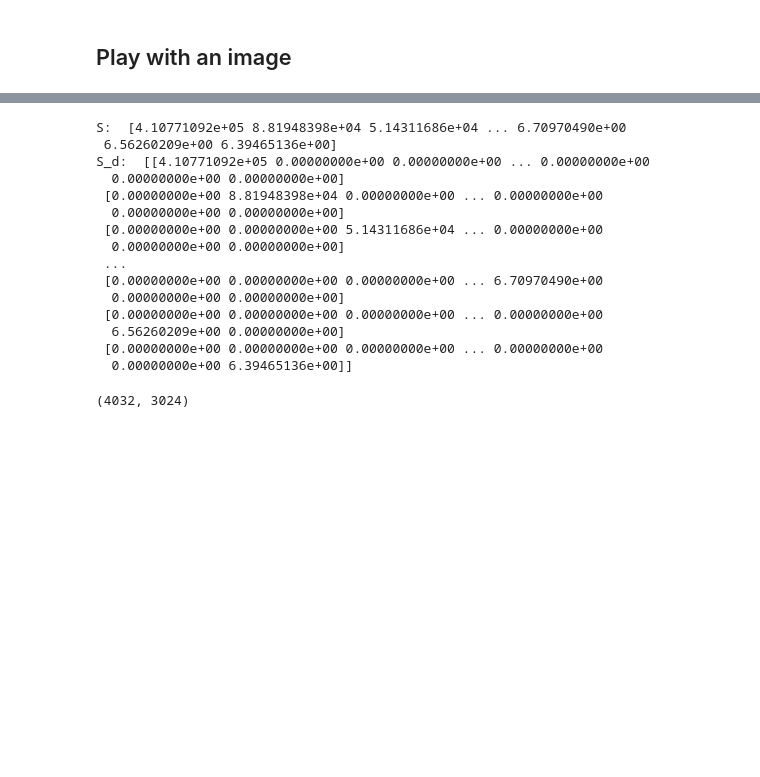
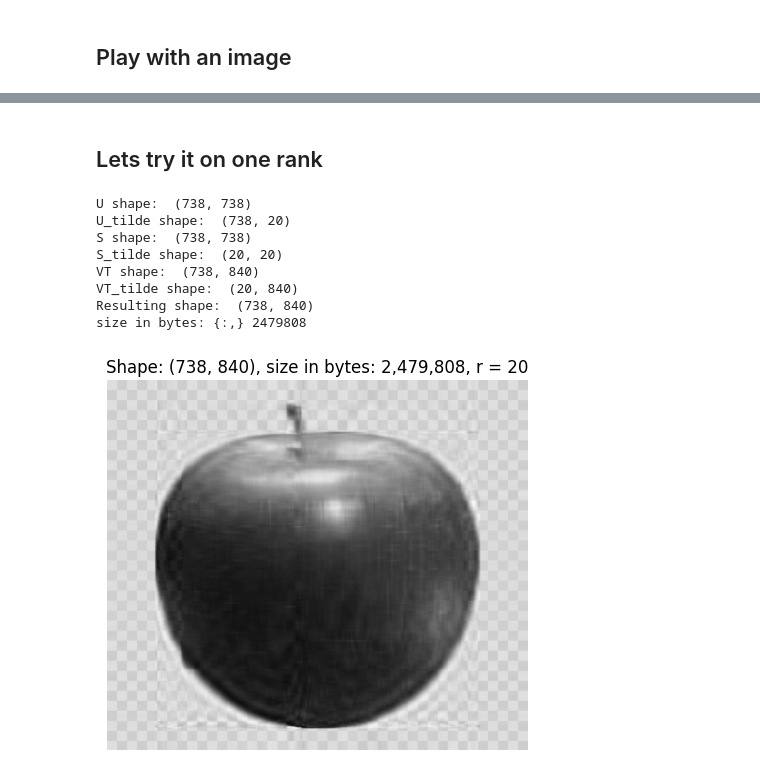
Before and after one commit to charbull/svd, a Jupyter notebook: SVD.ipynb, the cells around one changed output, grey strips where cells are left out. Drawn from its saved outputs; the diff is of its cells as text; code cells hidden in the pictures; blank space fills up the shorter version.

```diff
--- a/SVD.ipynb
+++ b/SVD.ipynb
@@ -50,22 +67,2 @@ print_img_with_rank(x=X)
 # %%
 U, S, VT = np.linalg.svd(X, full_matrices=False) #need only the economy version
-# %%
-print('S: ', S)
-S_d = np.diag(S)
-print('S_d: ', S_d)
-# %% [output]
-S:  [4.10771092e+05 8.81948398e+04 5.14311686e+04 ... 6.70970490e+00
- 6.56260209e+00 6.39465136e+00]
-S_d:  [[4.10771092e+05 0.00000000e+00 0.00000000e+00 ... 0.00000000e+00
-  0.00000000e+00 0.00000000e+00]
- [0.00000000e+00 8.81948398e+04 0.00000000e+00 ... 0.00000000e+00
-  0.00000000e+00 0.00000000e+00]
- [0.00000000e+00 0.00000000e+00 5.14311686e+04 ... 0.00000000e+00
-  0.00000000e+00 0.00000000e+00]
- ...
- [0.00000000e+00 0.00000000e+00 0.00000000e+00 ... 6.70970490e+00
-  0.00000000e+00 0.00000000e+00]
- [0.00000000e+00 0.00000000e+00 0.00000000e+00 ... 0.00000000e+00
-  6.56260209e+00 0.00000000e+00]
- [0.00000000e+00 0.00000000e+00 0.00000000e+00 ... 0.00000000e+00
-  0.00000000e+00 6.39465136e+00]]
@@ -72,14 +71,34 @@ S_d:  [[4.10771092e+05 0.00000000e+00 0.00000000e+00 ... 0.00000000e+00
+# %% [markdown]
+## Lets try it on one rank
 # %%
-r = 200
+r = 20
 U_tilde = U[:, :r]
+print('U shape: ',U.shape)
+print('U_tilde shape: ',U_tilde.shape)
+
 S_tilde = S_d[0:r, :r]
+print('S shape: ',S_d.shape)
+print('S_tilde shape: ',S_tilde.shape)
+
 VT_tilde = VT[:r,:]
-# Xapprox = U[:, :r] @ S_d[0:r, :r] @ VT[:r,:]
+print('VT shape: ',VT.shape)
+print('VT_tilde shape: ',VT_tilde.shape)
+
 Xapprox = U_tilde @ S_tilde @ VT_tilde
-print(Xapprox.shape)
+print('Resulting shape: ', Xapprox.shape)
 s = sys.getsizeof(Xapprox)
+print('size in bytes: {:,}', s)
+print_img_with_rank(Xapprox, r, 1)
 # %% [output]
-(4032, 3024)
+U shape:  (738, 738)
+U_tilde shape:  (738, 20)
+S shape:  (738, 738)
+S_tilde shape:  (20, 20)
+VT shape:  (738, 840)
+VT_tilde shape:  (20, 840)
+Resulting shape:  (738, 840)
+size in bytes: {:,} 2479808
+[figure, added]
 # %%
 j = 0
 for r in (5, 10, 20, 50, 75, 100):
```
Also changed, not shown: parts of 7 cells of this notebook.
